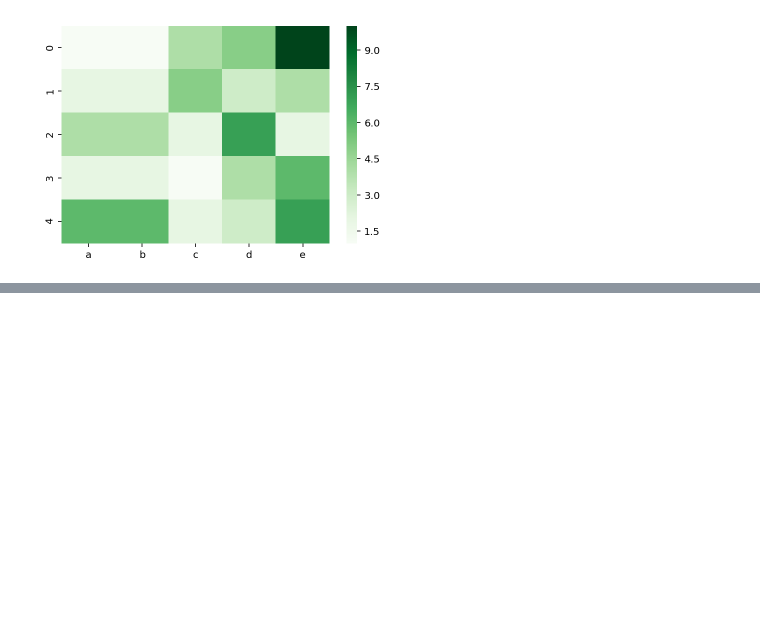
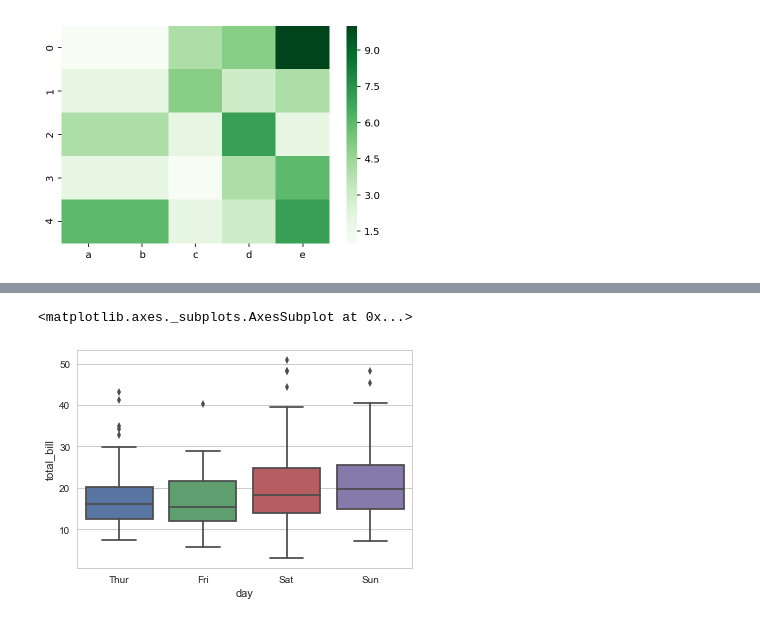
Before and after one commit to johnnychiuchiu/Machine-Learning, a Jupyter notebook: others/python_plots.ipynb, the cells around one changed output, grey strips where cells are left out. Saved outputs shown, nothing was run; the diff lists cells and outputs as text; code cells hidden in the pictures; blank space fills up the shorter version.

```diff
--- a/others/python_plots.ipynb
+++ b/others/python_plots.ipynb
@@ -466,0 +473,7 @@ sns.heatmap(df, cmap="Greens")
+# %%
+import seaborn as sns
+%matplotlib inline
+sns.set(style="whitegrid")
+# %%
+tips = sns.load_dataset("tips")
+tips.head()
@@ -466,0 +487,6 @@ sns.heatmap(df, cmap="Greens")
+# %%
+ax = sns.boxplot(x="day", y="total_bill", data=tips)
+ax
+# %% [output]
+<matplotlib.axes._subplots.AxesSubplot at 0x...>
+[figure, added]
```
Also changed, not shown: parts of 5 cells of this notebook, 2 other files.
